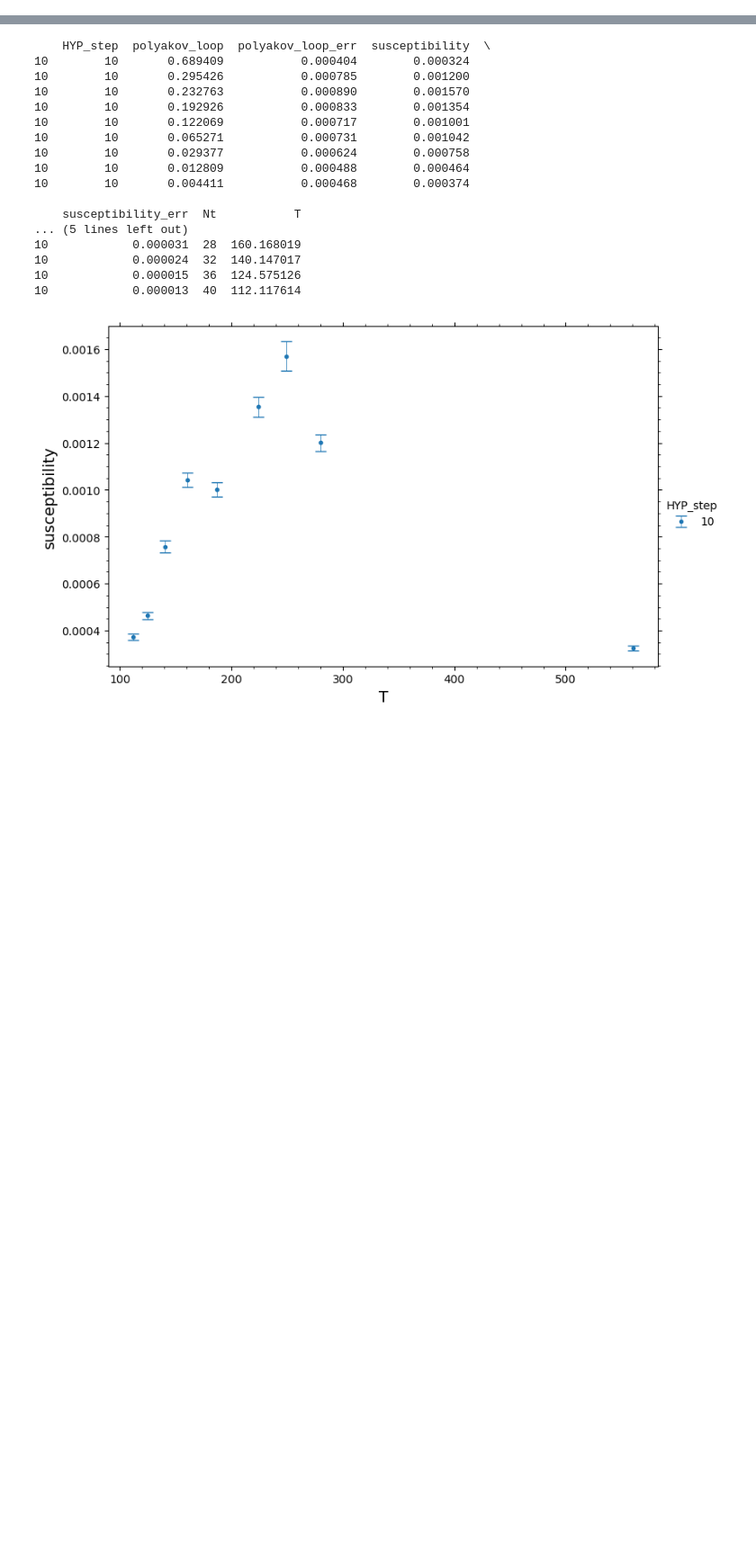
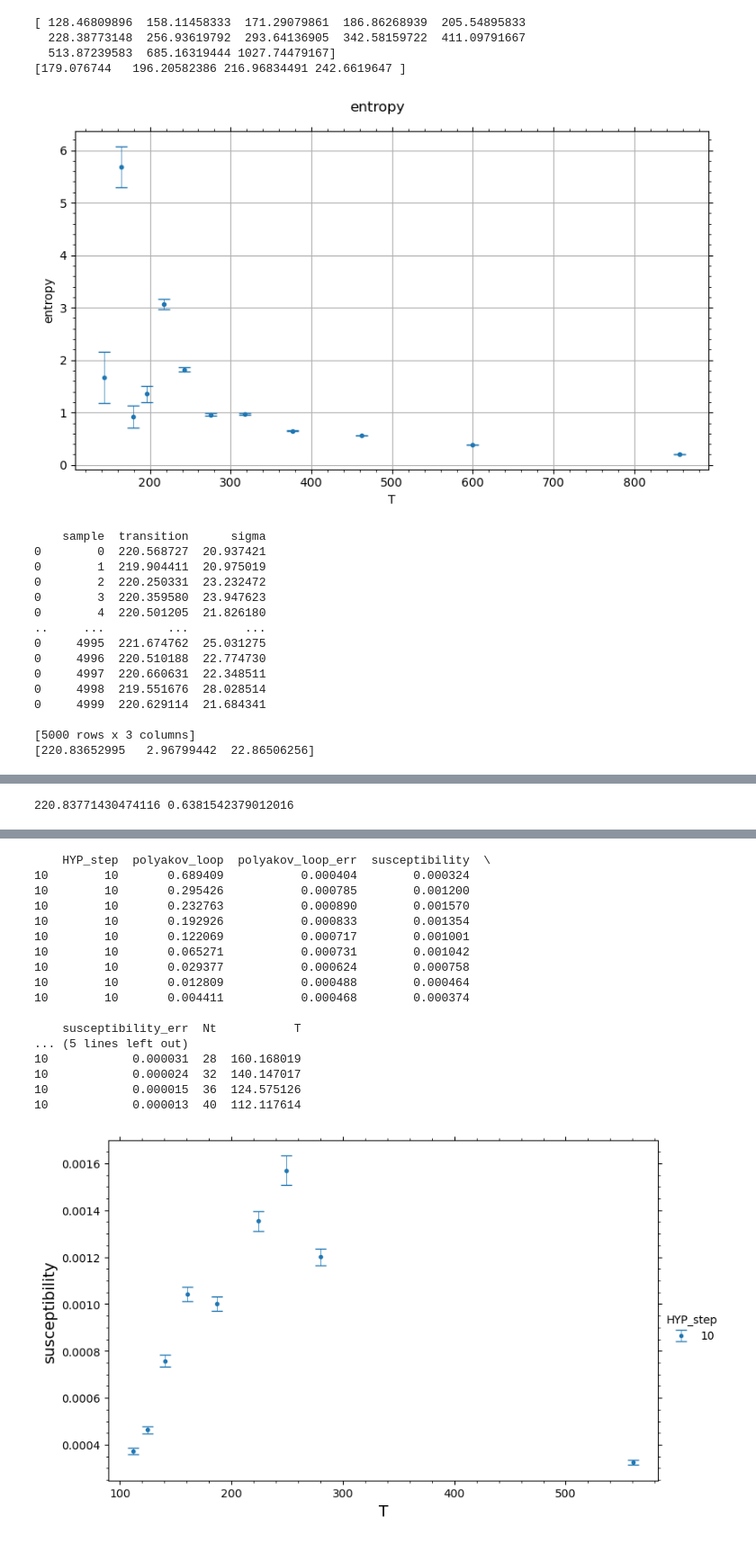
Before and after one commit to ilyakudrov/observables, a Jupyter notebook: python_jupyter/su2_qcd_transition/polyakov_loop.ipynb, the cells around one changed output, grey strips where cells are left out. Shown at 90% size. Cells and saved outputs as stored; diff of their text form; code cells hidden in the pictures; blank space fills up the shorter version.

```diff
--- a/python_jupyter/su2_qcd_transition/polyakov_loop.ipynb
+++ b/python_jupyter/su2_qcd_transition/polyakov_loop.ipynb
@@ -7,0 +319,23 @@ import numpy as np
+# %%
+df_e_0_4p = transition_entropy(0, 10, (175, 260), [220, 2, 20])
+# %% [output]
+[ 128.46809896  158.11458333  171.29079861  186.86268939  205.54895833
+  228.38773148  256.93619792  293.64136905  342.58159722  411.09791667
+  513.87239583  685.16319444 1027.74479167]
+[179.076744   196.20582386 216.96834491 242.6619647 ]
+[figure, added]
+    sample  transition      sigma
+0        0  220.568727  20.937421
+0        1  219.904411  20.975019
+0        2  220.250331  23.232472
+0        3  220.359580  23.947623
+0        4  220.501205  21.826180
+..     ...         ...        ...
+0     4995  221.674762  25.031275
+0     4996  220.510188  22.774730
+0     4997  220.660631  22.348511
+0     4998  219.551676  28.028514
+0     4999  220.629114  21.684341
+
+[5000 rows x 3 columns]
+[220.83652995   2.96799442  22.86506256]
@@ -7,0 +343 @@ import numpy as np
+220.83771430474116 0.6381542379012016
```
Also changed, not shown: parts of 46 cells of this notebook, 3 other files.
